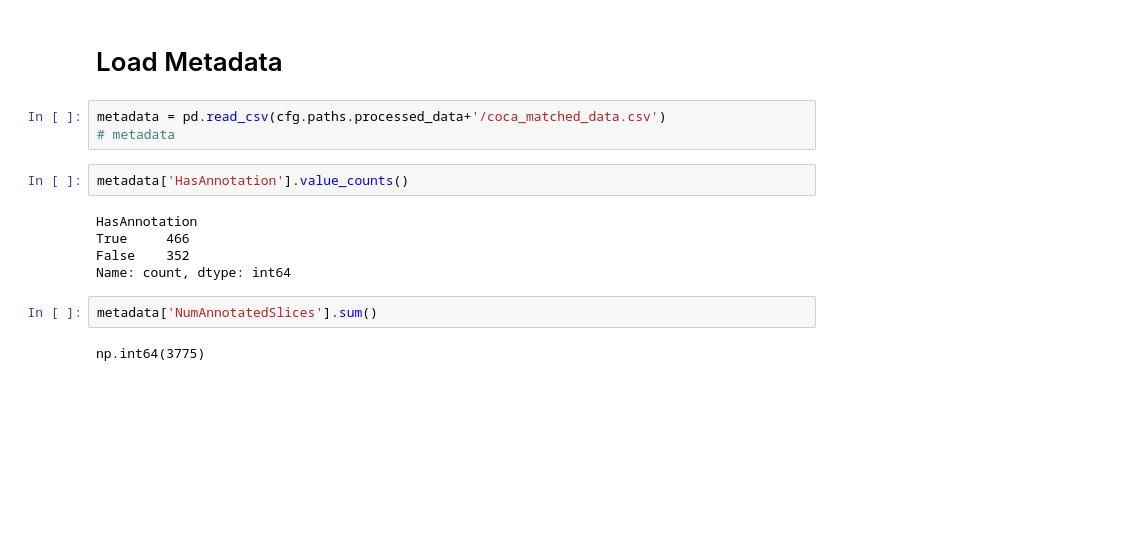
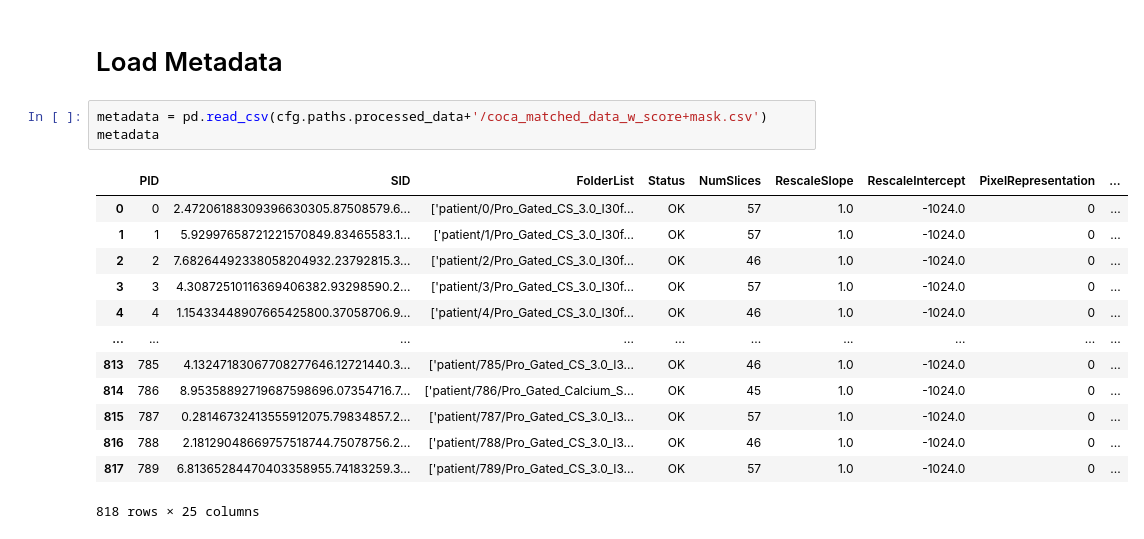
Before and after one commit to sunghwanism/CA_segment, a Jupyter notebook: dataset/ImageAnalysis.ipynb, the cells around one changed output. Cells and saved outputs as stored; diff of their text form; blank space fills up the shorter version.

```diff
--- a/dataset/ImageAnalysis.ipynb
+++ b/dataset/ImageAnalysis.ipynb
@@ -117,16 +205,19 @@ list(roi_name_counter.keys())
 # %% [markdown]
 # Load Metadata
 # %%
-metadata = pd.read_csv(cfg.paths.processed_data+'/coca_matched_data.csv')
-# metadata
+metadata = pd.read_csv(cfg.paths.processed_data+'/coca_matched_data_w_score+mask.csv')
+metadata
+# %% [output]
+|  | PID | SID | FolderList | Status | NumSlices | RescaleSlope | RescaleIntercept | PixelRepresentation | ... |
+| 0 | 0 | 2.47206188309396630305.87508579.6... | ['patient/0/Pro_Gated_CS_3.0_I30f... | OK | 57 | 1.0 | -1024.0 | 0 | ... |
+| 1 | 1 | 5.92997658721221570849.83465583.1... | ['patient/1/Pro_Gated_CS_3.0_I30f... | OK | 57 | 1.0 | -1024.0 | 0 | ... |
+| 2 | 2 | 7.68264492338058204932.23792815.3... | ['patient/2/Pro_Gated_CS_3.0_I30f... | OK | 46 | 1.0 | -1024.0 | 0 | ... |
+| 3 | 3 | 4.30872510116369406382.93298590.2... | ['patient/3/Pro_Gated_CS_3.0_I30f... | OK | 57 | 1.0 | -1024.0 | 0 | ... |
+| 4 | 4 | 1.15433448907665425800.37058706.9... | ['patient/4/Pro_Gated_CS_3.0_I30f... | OK | 46 | 1.0 | -1024.0 | 0 | ... |
+| ... | ... | ... | ... | ... | ... | ... | ... | ... | ... |
+| 813 | 785 | 4.13247183067708277646.12721440.3... | ['patient/785/Pro_Gated_CS_3.0_I3... | OK | 46 | 1.0 | -1024.0 | 0 | ... |
+| 814 | 786 | 8.95358892719687598696.07354716.7... | ['patient/786/Pro_Gated_Calcium_S... | OK | 45 | 1.0 | -1024.0 | 0 | ... |
+| 815 | 787 | 0.28146732413555912075.79834857.2... | ['patient/787/Pro_Gated_CS_3.0_I3... | OK | 57 | 1.0 | -1024.0 | 0 | ... |
+| 816 | 788 | 2.18129048669757518744.75078756.2... | ['patient/788/Pro_Gated_CS_3.0_I3... | OK | 46 | 1.0 | -1024.0 | 0 | ... |
+| 817 | 789 | 6.81365284470403358955.74183259.3... | ['patient/789/Pro_Gated_CS_3.0_I3... | OK | 57 | 1.0 | -1024.0 | 0 | ... |
+818 rows × 25 columns
-# %%
-metadata['HasAnnotation'].value_counts()
-# %% [output]
-HasAnnotation
-True     466
-False    352
-Name: count, dtype: int64
-# %%
-metadata['NumAnnotatedSlices'].sum()
-# %% [output]
-np.int64(3775)
```
Also changed, not shown: parts of 14 cells of this notebook, 1 other file.
